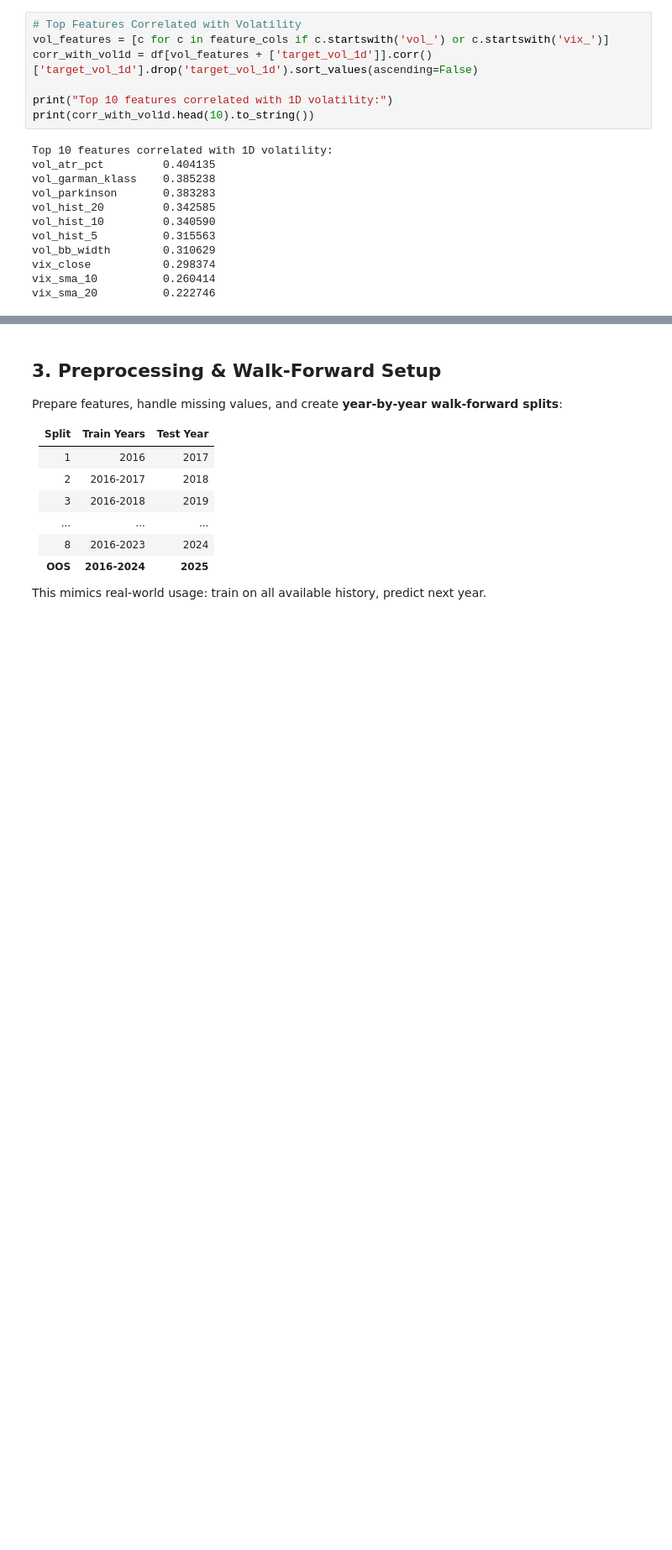
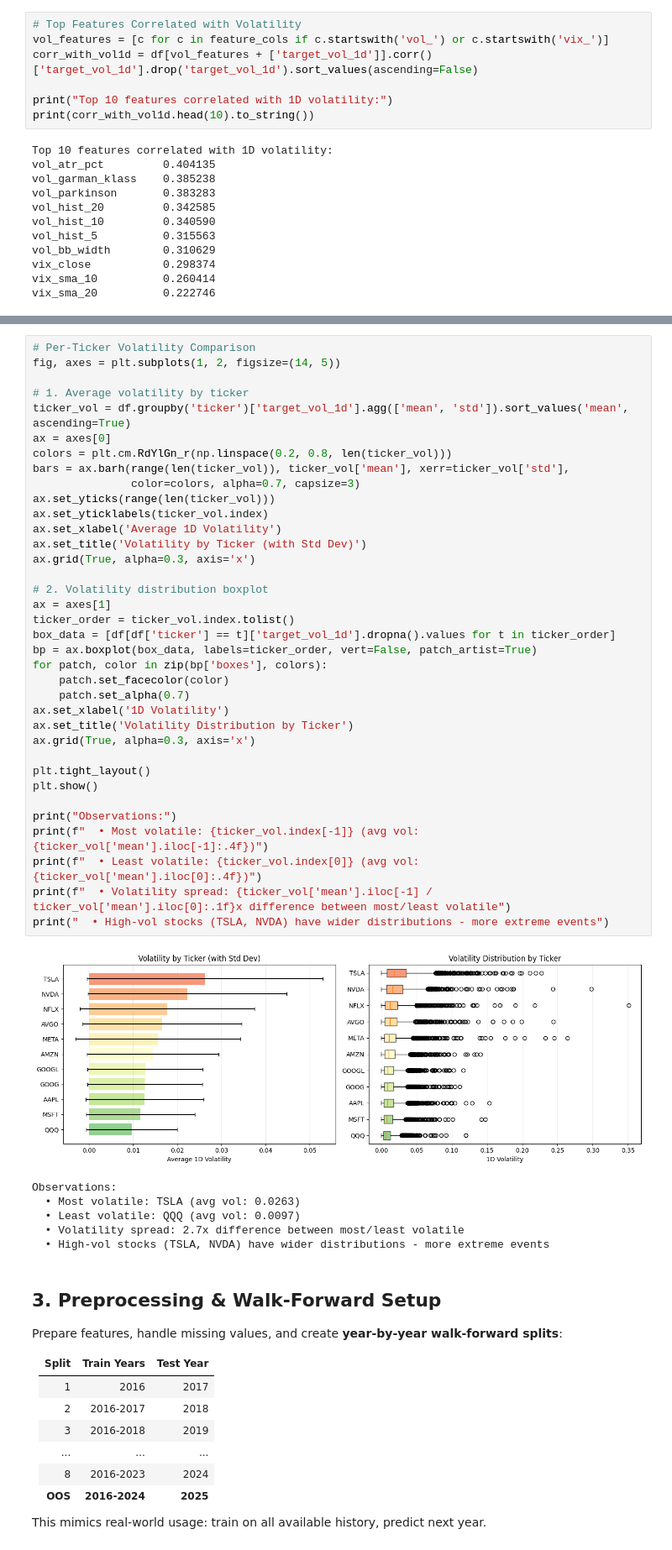
Before and after one commit to jakeryderv/ml-market, a Jupyter notebook: main_notebook.ipynb, the cells around one changed output, grey strips where cells are left out. Shown at 84% size. Saved outputs shown, nothing was run; the diff lists cells and outputs as text; blank space fills up the shorter version.

```diff
--- a/main_notebook.ipynb
+++ b/main_notebook.ipynb
@@ -155,3 +301,46 @@ vix_sma_20          0.222746
+# %%
+# Per-Ticker Volatility Comparison
+fig, axes = plt.subplots(1, 2, figsize=(14, 5))
+
+# 1. Average volatility by ticker
+ticker_vol = df.groupby('ticker')['target_vol_1d'].agg(['mean', 'std']).sort_values('mean', ascending=True)
+ax = axes[0]
+colors = plt.cm.RdYlGn_r(np.linspace(0.2, 0.8, len(ticker_vol)))
+bars = ax.barh(range(len(ticker_vol)), ticker_vol['mean'], xerr=ticker_vol['std'],
+               color=colors, alpha=0.7, capsize=3)
+ax.set_yticks(range(len(ticker_vol)))
+ax.set_yticklabels(ticker_vol.index)
+ax.set_xlabel('Average 1D Volatility')
+ax.set_title('Volatility by Ticker (with Std Dev)')
+ax.grid(True, alpha=0.3, axis='x')
+
+# 2. Volatility distribution boxplot
+ax = axes[1]
+ticker_order = ticker_vol.index.tolist()
+box_data = [df[df['ticker'] == t]['target_vol_1d'].dropna().values for t in ticker_order]
+bp = ax.boxplot(box_data, labels=ticker_order, vert=False, patch_artist=True)
+for patch, color in zip(bp['boxes'], colors):
+    patch.set_facecolor(color)
+    patch.set_alpha(0.7)
+ax.set_xlabel('1D Volatility')
+ax.set_title('Volatility Distribution by Ticker')
+ax.grid(True, alpha=0.3, axis='x')
+
+plt.tight_layout()
+plt.show()
+
+print("Observations:")
+print(f"  • Most volatile: {ticker_vol.index[-1]} (avg vol: {ticker_vol['mean'].iloc[-1]:.4f})")
+print(f"  • Least volatile: {ticker_vol.index[0]} (avg vol: {ticker_vol['mean'].iloc[0]:.4f})")
+print(f"  • Volatility spread: {ticker_vol['mean'].iloc[-1] / ticker_vol['mean'].iloc[0]:.1f}x difference between most/least volatile")
+print("  • High-vol stocks (TSLA, NVDA) have wider distributions - more extreme events")
+# %% [output]
+[figure, added]
+Observations:
+  • Most volatile: TSLA (avg vol: 0.0263)
+  • Least volatile: QQQ (avg vol: 0.0097)
+  • Volatility spread: 2.7x difference between most/least volatile
+  • High-vol stocks (TSLA, NVDA) have wider distributions - more extreme events
 # %% [markdown]
 <a id="3-preprocessing"></a>
 ## 3. Preprocessing & Walk-Forward Setup
```
Also changed, not shown: parts of 18 cells of this notebook, 2 other files.
